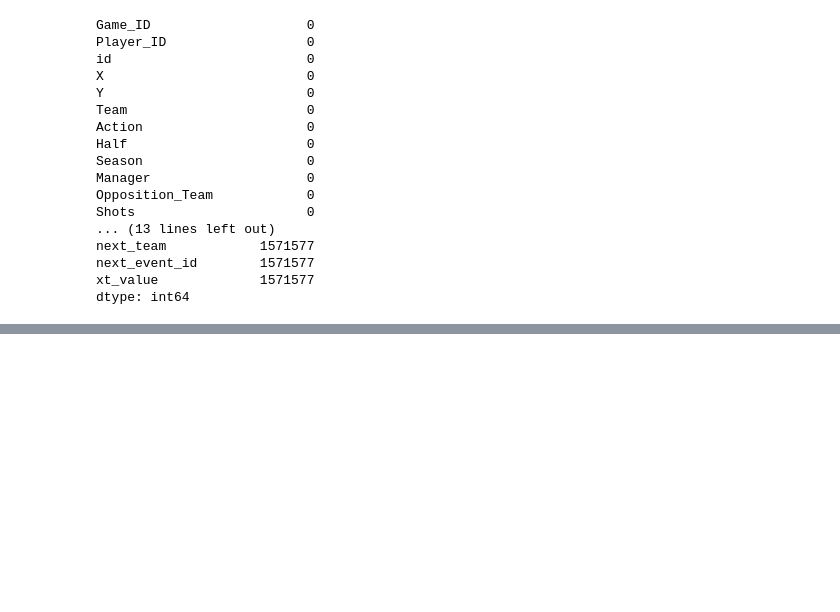
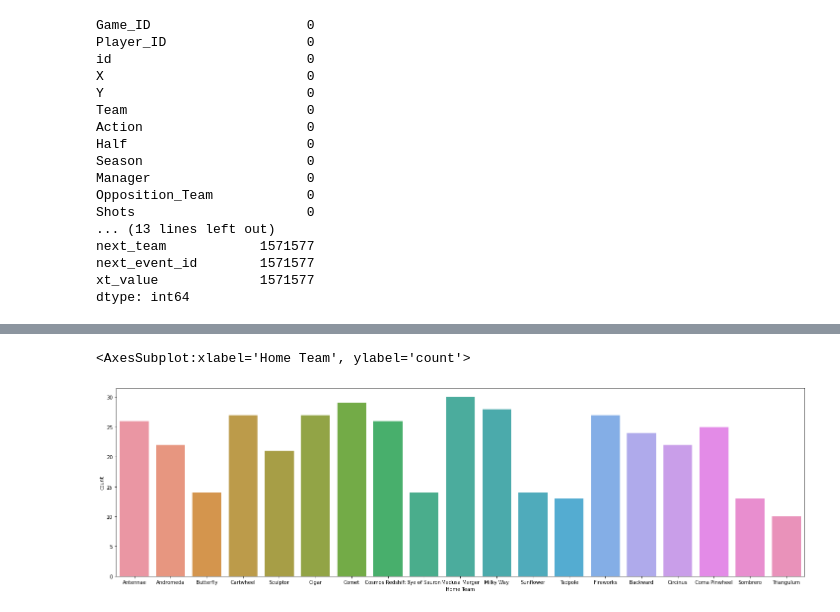
Before and after one commit to The-DigitalAcademy/Precious_Laduma_Score_Predictions, a Jupyter notebook: Laduma_Score_Predictions.ipynb, the cells around one changed output, grey strips where cells are left out. Saved outputs shown, nothing was run; the diff lists cells and outputs as text; code cells hidden in the pictures; blank space fills up the shorter version.

```diff
--- a/Laduma_Score_Predictions.ipynb
+++ b/Laduma_Score_Predictions.ipynb
@@ -176,0 +167,6 @@ merged_df = pd.merge(Train, Train_game, on='Game_ID')s
+# %%
+plt.figure(figsize=(25,7))
+sns.countplot(Train["Home Team"])
+# %% [output]
+<AxesSubplot:xlabel='Home Team', ylabel='count'>
+[figure, added]
```
Also changed, not shown: parts of 20 cells of this notebook.
